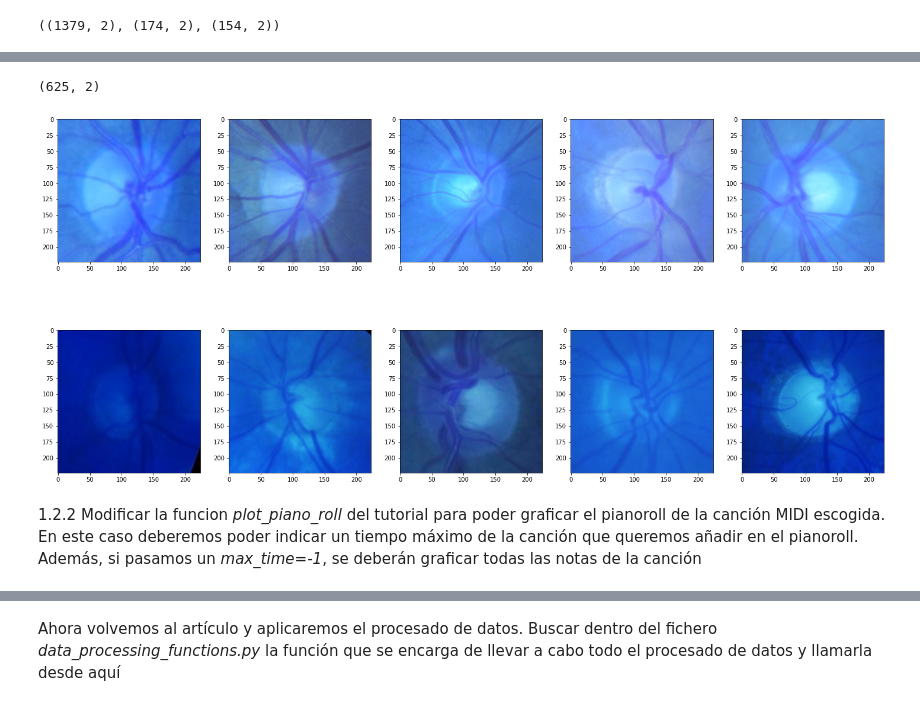
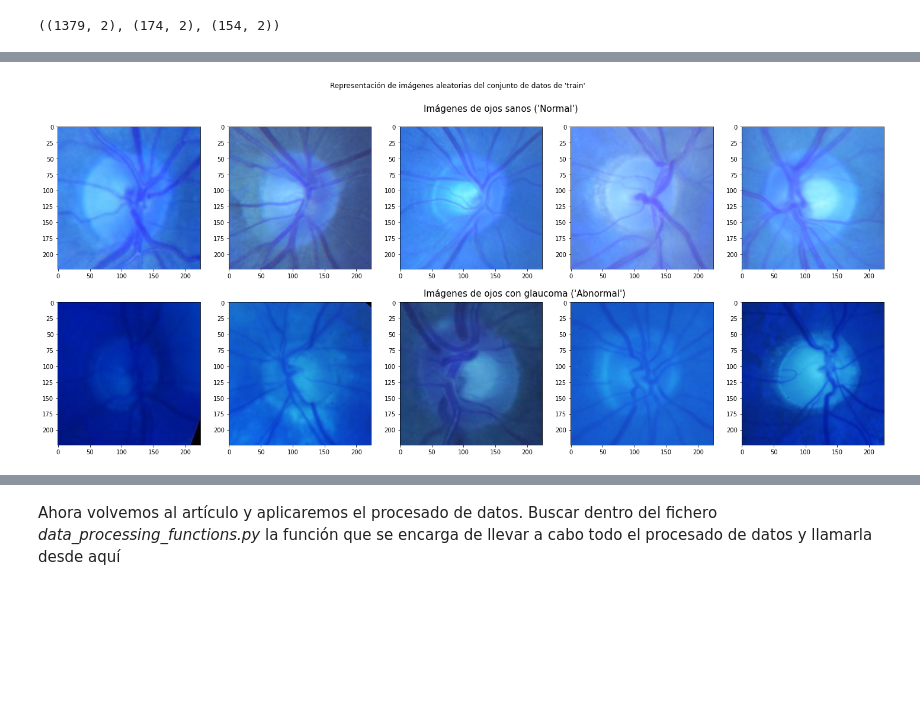
Before and after one commit to mtablado/uoc2022_deeplearning_pra, a Jupyter notebook: 2021-2_M2.875_PRA_mtabladol.ipynb, the cells around one changed output, grey strips where cells are left out. Drawn from its saved outputs; the diff is of its cells as text; code cells hidden in the pictures; blank space fills up the shorter version.

```diff
--- a/2021-2_M2.875_PRA_mtabladol.ipynb
+++ b/2021-2_M2.875_PRA_mtabladol.ipynb
@@ -138,20 +107,23 @@ df['model'].value_counts().plot.bar()
 # %%
 # Adjust proper figsize for scaling up the images
-f, axarr = plt.subplots(2,5, figsize=(25,12))
+f, big_axes = plt.subplots(2,5, figsize=(25,10))
 
 normal = train[np.where(train[:, 1] == 'normal')]
 n = 0
 for j in range(0,5):
-  axarr[0,j].imshow(normal[n][0])
+  big_axes[0,j].imshow(normal[n][0])
   n = n + 1
 
 abnormal = train[np.where(train[:, 1] == 'abnormal')]
 n = 0
 for j in range(0,5):
-  axarr[1,j].imshow(abnormal[n][0])
+  big_axes[1,j].imshow(abnormal[n][0])
   n = n + 1
+
+plt.text(-500, -300, 'Imágenes de ojos sanos (\'Normal\')', fontsize=15)
+plt.text(-500, -10, 'Imágenes de ojos con glaucoma (\'Abnormal\')', fontsize=15)
+plt.suptitle('Representación de imágenes aleatorias del conjunto de datos de \'train\'')
+
+plt.show()
 # %% [output]
-(625, 2)
-[figure, old version]
+[figure, new version]
-# %% [markdown]
-1.2.2 Modificar la funcion *plot_piano_roll* del tutorial para poder graficar el pianoroll de la canción MIDI escogida. En este caso deberemos poder indicar un tiempo máximo de la canción que queremos añadir en el pianoroll. Además, si pasamos un *max_time=-1*, se deberán graficar todas las notas de la canción
```
Also changed, not shown: parts of 15 cells of this notebook.
